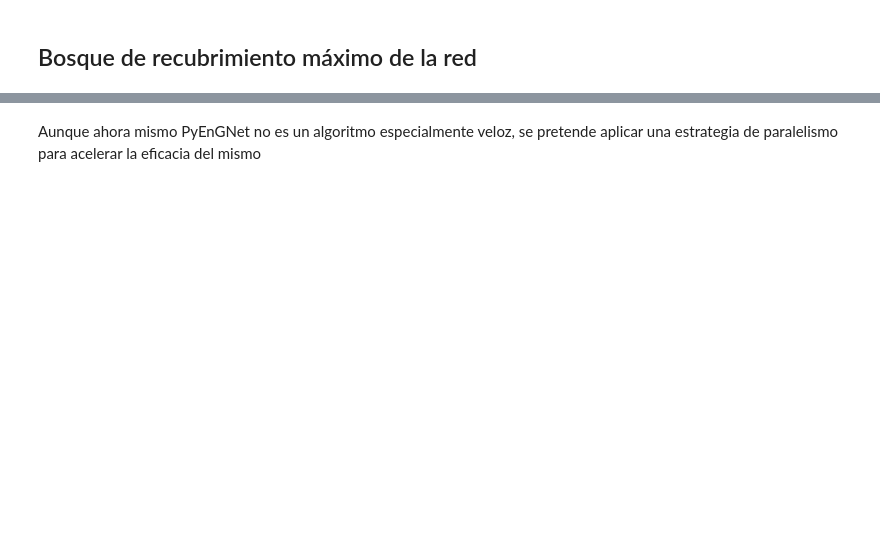
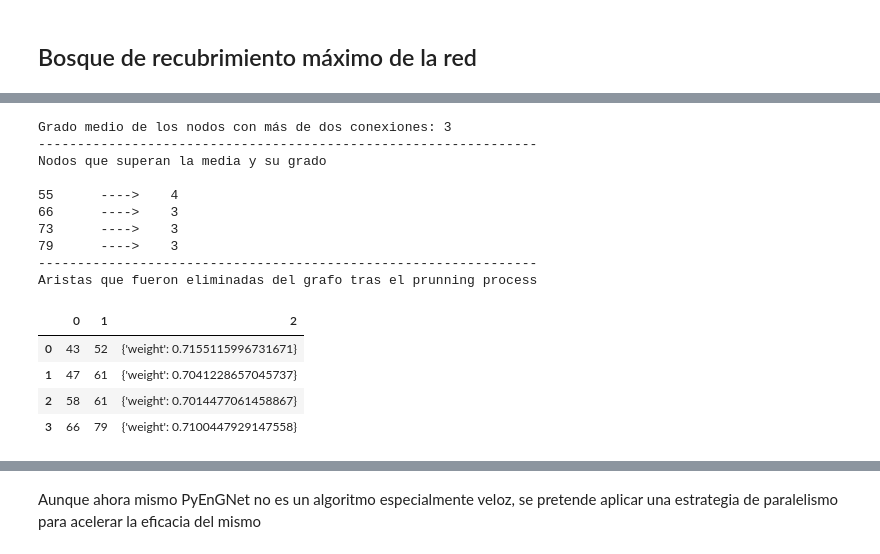
Before and after one commit to Daiego43/pyEnGNet, a Jupyter notebook: Notebooks/Funcionamiento_PyEnGNet.ipynb, the cells around one changed output, grey strips where cells are left out. Cells and saved outputs as stored; diff of their text form; code cells hidden in the pictures; blank space fills up the shorter version.

```diff
--- a/Notebooks/Funcionamiento_PyEnGNet.ipynb
+++ b/Notebooks/Funcionamiento_PyEnGNet.ipynb
@@ -194,0 +215,31 @@ nx.draw_kamada_kawai(G2, **options)
+# %%
+mean_degree = round(np.mean([G2.degree(node) for node in G2.nodes if G2.degree(node) > 2]))
+
+print("Grado medio de los nodos con más de dos conexiones:", mean_degree)
+print("----------------------------------------------------------------")
+print("Nodos que superan la media y su grado\n")
+
+hubs = []
+for node in G2.nodes:
+    if G2.degree(node) >= mean_degree:
+        print(node, "\t---->\t", G2.degree(node))
+        hubs.append(node)
+print("----------------------------------------------------------------")
+print("Aristas que fueron eliminadas del grafo tras el prunning process")
+pd.DataFrame(edges_out)
+# %% [output]
+Grado medio de los nodos con más de dos conexiones: 3
+----------------------------------------------------------------
+Nodos que superan la media y su grado
+
+55      ---->    4
+66      ---->    3
+73      ---->    3
+79      ---->    3
+----------------------------------------------------------------
+Aristas que fueron eliminadas del grafo tras el prunning process
+|  | 0 | 1 | 2 |
+| 0 | 43 | 52 | {'weight': 0.7155115996731671} |
+| 1 | 47 | 61 | {'weight': 0.7041228657045737} |
+| 2 | 58 | 61 | {'weight': 0.7014477061458867} |
+| 3 | 66 | 79 | {'weight': 0.7100447929147558} |
```
Also changed, not shown: parts of 12 cells of this notebook, 1 other file.
